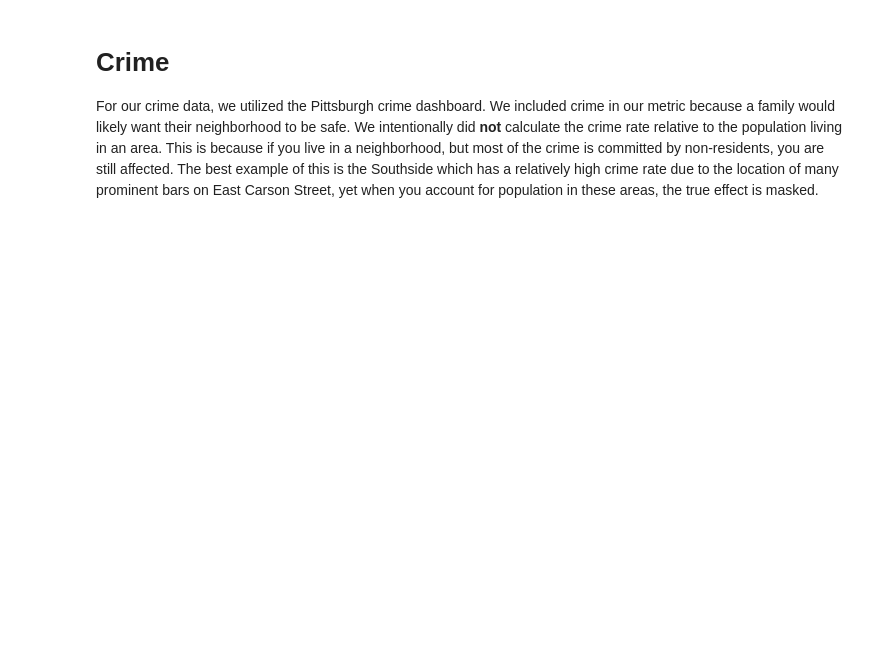
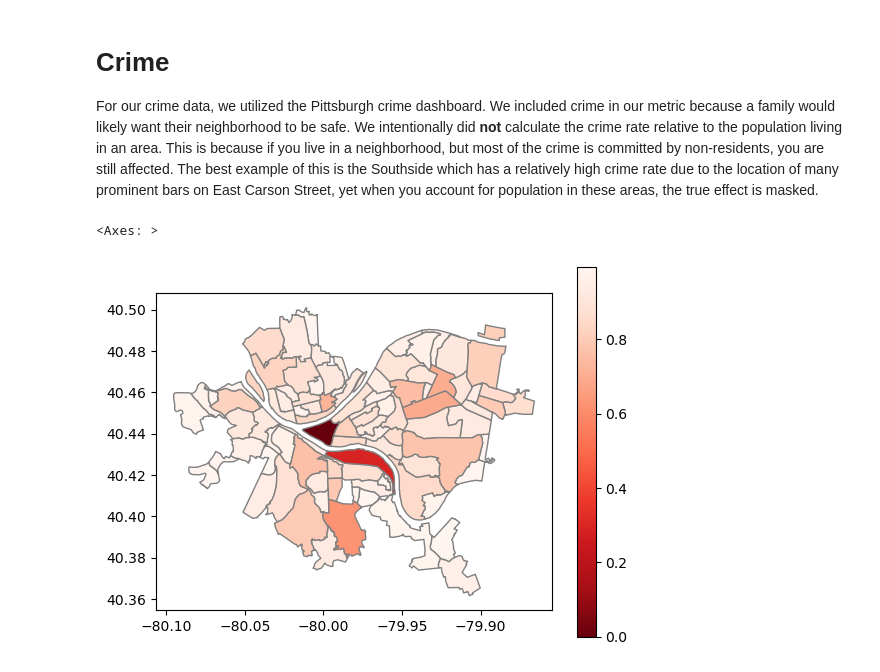
Before and after one commit to YifanXu/big_ideas_final, a Jupyter notebook: final.ipynb, the cells around one changed output. Cells and saved outputs as stored; diff of their text form; code cells hidden in the pictures; blank space fills up the shorter version.

```diff
--- a/final.ipynb
+++ b/final.ipynb
@@ -58,0 +53,27 @@ For our crime data, we utilized the Pittsburgh crime dashboard. We included crim
+# %%
+crime_geo = [Point(xy) for xy in zip(crime_df['XCOORD'], crime_df['YCOORD'])]
+
+crime = gpd.GeoDataFrame(crime_df, geometry=crime_geo)
+crime.set_crs('EPSG:4326', allow_override=True, inplace=True);
+
+crime = crime.to_crs(neighborhoods.crs)
+
+neighborhood_crime = gpd.sjoin(crime, neighborhoods, how="inner", predicate="within")
+crime_count = neighborhood_crime.groupby("hood").size().reset_index(name='crime_count')
+
+neighborhood_crime = neighborhoods.merge(crime_count, on="hood", how="left")
+neighborhood_crime["crime_count"] = neighborhood_crime["crime_count"].fillna(0).astype(int)
+
+max_crime = neighborhood_crime['crime_count'].max()
+neighborhood_crime['proportion'] = 1 - neighborhood_crime['crime_count'] / max_crime
+
+neighborhood_crime = neighborhood_crime.sort_values(by='proportion', ascending=False)
+neighborhood_crime.reset_index(drop=True, inplace=True)
+
+crime_final = neighborhood_crime[['hood', 'crime_count', 'proportion']]
+
+# plot
+neighborhood_crime.plot(column='proportion',cmap='Reds_r', edgecolor='gray', legend=True)
+# %% [output]
+<Axes: >
+[figure, added]
```
Also changed, not shown: parts of 30 cells of this notebook, 1 other file.
